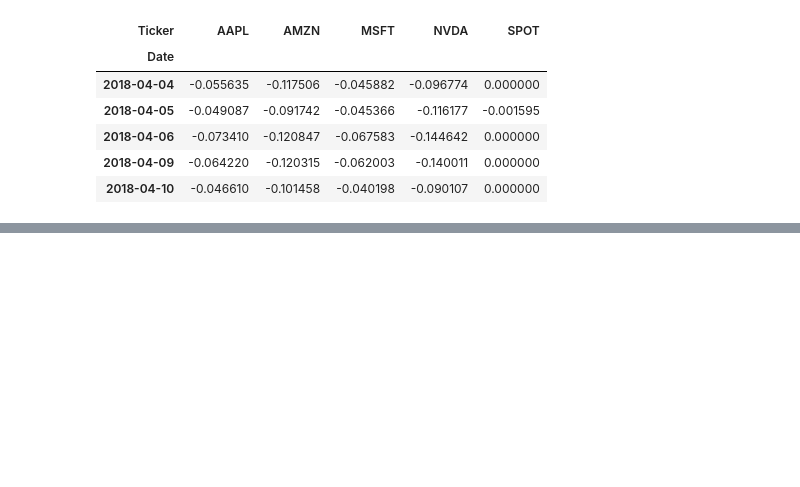
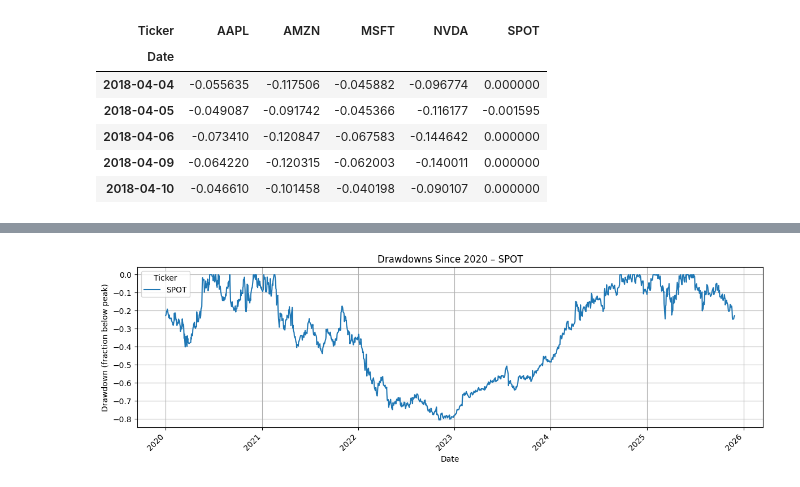
Before and after one commit to arevikosipyan/techquake, a Jupyter notebook: presentation/techquake.ipynb, the cells around one changed output, grey strips where cells are left out. Saved outputs shown, nothing was run; the diff lists cells and outputs as text; code cells hidden in the pictures; blank space fills up the shorter version.

```diff
--- a/presentation/techquake.ipynb
+++ b/presentation/techquake.ipynb
@@ -376,0 +430,16 @@ drawdowns.dropna().head()
+# %%
+# Separate plot for Spotify to highlight its more volatile profile
+ax = drawdowns_shocks[["SPOT"]].plot(
+    figsize=(12, 4),
+    title="Drawdowns Since 2020 – SPOT",
+)
+
+ax.set_xlabel("Date")
+ax.set_ylabel("Drawdown (fraction below peak)")
+ax.grid(True)
+
+plt.xticks(rotation=45, ha="right")
+plt.tight_layout()
+plt.show()
+# %% [output]
+[figure, added]
```
Also changed, not shown: parts of 6 cells of this notebook.
